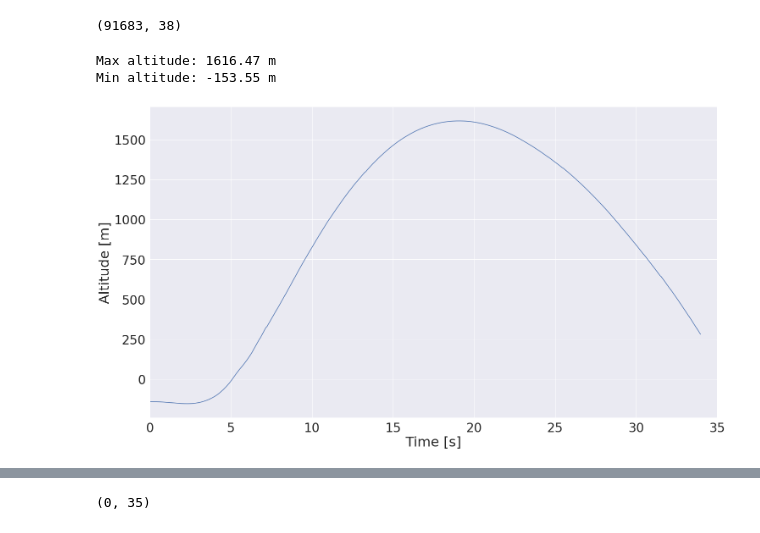
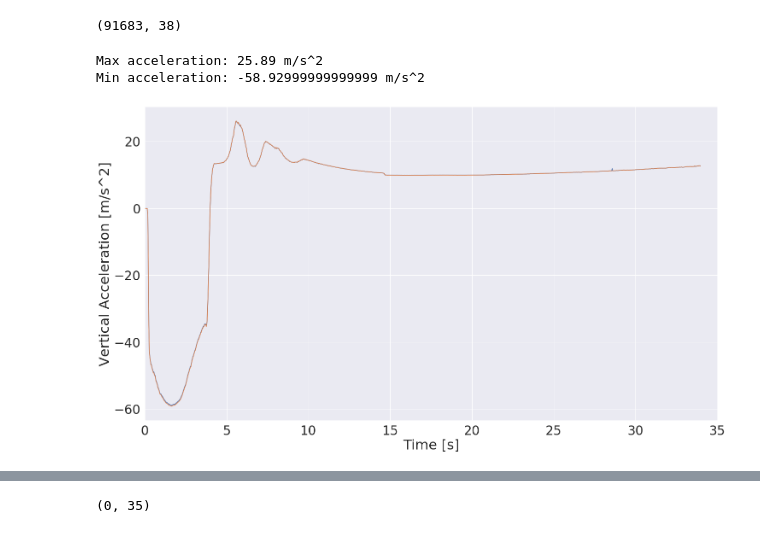
Before and after one commit to aris-space/euler-avionics, a Jupyter notebook: maiden_launch_analysis/maiden_launch_analysis_recovery.ipynb, the cells around one changed output, grey strips where cells are left out. Drawn from its saved outputs; the diff is of its cells as text; code cells hidden in the pictures.

```diff
--- a/maiden_launch_analysis/maiden_launch_analysis_recovery.ipynb
+++ b/maiden_launch_analysis/maiden_launch_analysis_recovery.ipynb
@@ -17,21 +17,24 @@ combined.shape
 # %%
 t0 = 2280.2 # time of ignition [s]
 duration = 35 #32 # flight duration [s]
+g = 9.81 # correct for gravity
 combined['Time [s]'] = (combined['Time'])/1000 - t0
-combined['Altitude [m]'] = combined['h']
-combined['Velocity [m/s]'] = combined['v']
+combined['Acceleration 1 [m/s^2]'] = combined['Ay_IMU1'] + g
+combined['Acceleration 2 [m/s^2]'] = combined['Ay_IMU2'] + g
+combined['Temperature [°C]'] = combined['T_SHT']
+combined['Humidity [%]'] = combined['H_SHT']
 #combined['Battery [V]'] = combined['battery_battery']/1000
 combined['Pressure 1 [kPa]'] = combined['P_BARO1']/1000
 combined['Pressure 2 [kPa]'] = combined['P_BARO2']/1000
 # %%
-#plt = sns.scatterplot(data = combined, x = 'Time [s]', y = 'Altitude [m]', color = 'black', edgecolor='gray')#, hue = 'Origin', s=150)
-plt = sns.lineplot(data = combined, x = 'Time [s]', y = 'Altitude [m]')
-plt.set_ylabel('Altitude [m]')
+plt = sns.lineplot(data = combined, x = 'Time [s]', y = 'Acceleration 1 [m/s^2]')
+plt = sns.lineplot(data = combined, x = 'Time [s]', y = 'Acceleration 2 [m/s^2]')
+plt.set_ylabel('Vertical Acceleration [m/s^2]')
 plt.set_xlabel('Time [s]')
 plt.set_xlim(0, duration)
-print(f"Max altitude: {np.max(combined['Altitude [m]'])} m")
-print(f"Min altitude: {np.min(combined['Altitude [m]'])} m")
+print(f"Max acceleration: {np.max(combined['Acceleration 1 [m/s^2]'])} m/s^2")
+print(f"Min acceleration: {np.min(combined['Acceleration 1 [m/s^2]'])} m/s^2")
 # %% [output]
-Max altitude: 1616.47 m
-Min altitude: -153.55 m
+Max acceleration: 25.89 m/s^2
+Min acceleration: -58.92999999999999 m/s^2
-[figure, old version]
+[figure, new version]
```
Also changed, not shown: parts of 3 cells of this notebook.
